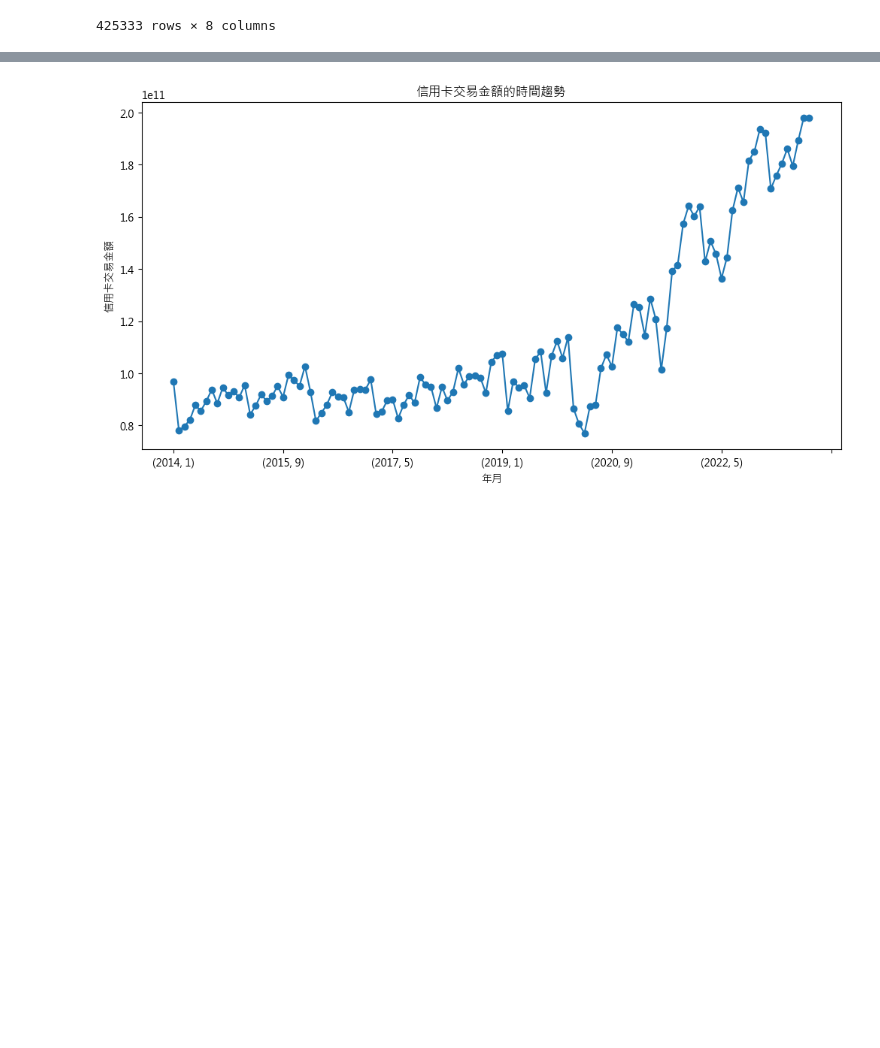
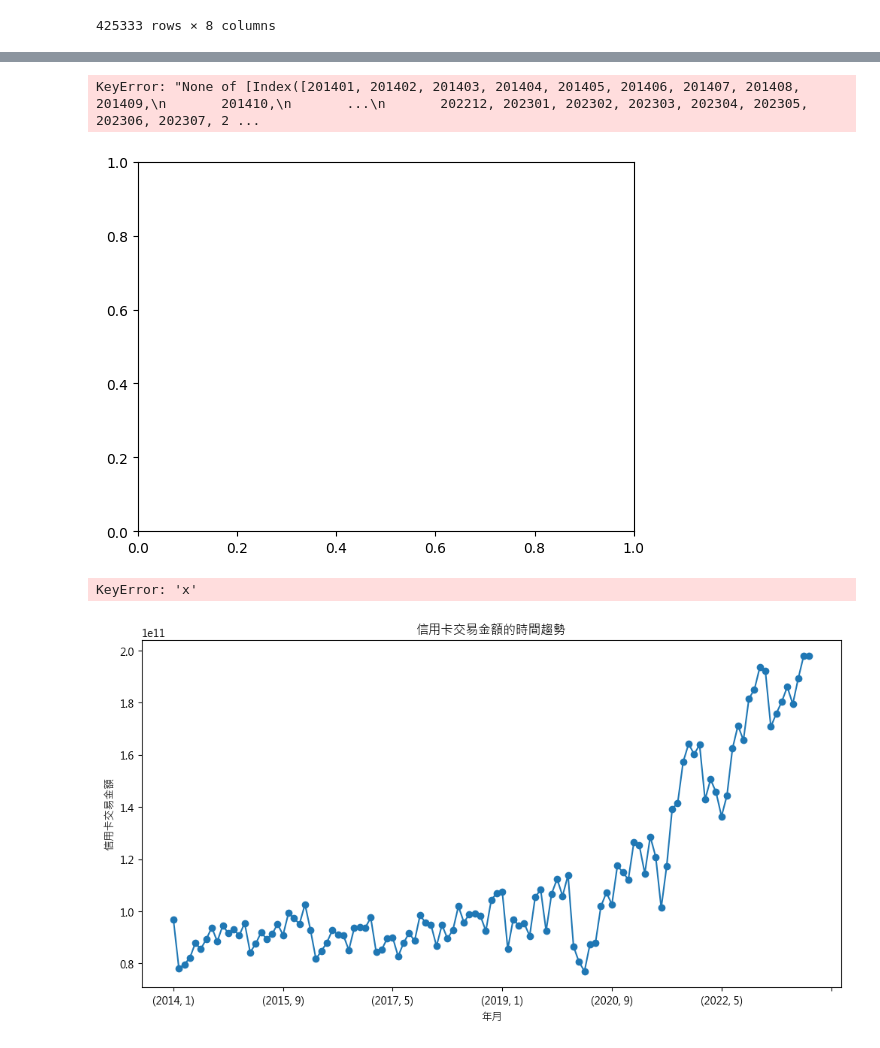
Before and after one commit to George1120901/..__creditcard__, a Jupyter notebook: test5-heatMap.ipynb, the cells around one changed output, grey strips where cells are left out. Saved outputs shown, nothing was run; the diff lists cells and outputs as text; code cells hidden in the pictures; blank space fills up the shorter version.

```diff
--- a/test5-heatMap.ipynb
+++ b/test5-heatMap.ipynb
@@ -922,3 +922,8 @@ df_live
 | 504488 | 202309 | 67000000 | 百貨 | 1 | 75(含)-80歲 | 4800 | 6001508 | 1250.314167 |
 | 504489 | 202309 | 67000000 | 百貨 | 1 | 80(含)歲以上 | 2395 | 2691015 | 1123.597077 |
 425333 rows × 8 columns
+# %%
+grouped_data = df_live.groupby(['年月']).agg(
+    {'信用卡交易金額[新台幣]': 'sum', '信用卡交易筆數': 'sum'}).reset_index()
+df = pd.DataFrame(grouped_data)
+df
@@ -925,3 +944,32 @@ df_live
+# %%
+import pandas as pd
+import matplotlib.pyplot as plt
+
+
+# 创建一个数据帧
+#df = pd.DataFrame({'x': [1, 3, 3, 4], 'y': [3, 4, 5, 6]})
+
+# 绘制散点图
+df.plot(kind='scatter', x=df['年月'], y=df['信用卡交易金額[新台幣]'])
+plt.show()
+# %% [output]
+KeyError: "None of [Index([201401, 201402, 201403, 201404, 201405, 201406, 201407, 201408, 201409,\n       201410,\n       ...\n       202212, 202301, 202302, 202303, 202304, 202305, 202306, 202307, 2 ...
+[figure, added]
+# %%
+import numpy as np
+
+# 计算多项式拟合的系数
+z = np.polyfit(df['x'], df['y'], 1)
+
+# 求出该拟合曲线
+p = np.poly1d(z)
+
+# 绘制散点图和趋势线
+df.plot(kind='scatter', x='x', y='y')
+plt.plot(df['x'], p(df['x']), 'r')
+plt.show()
+# %% [output]
+KeyError: 'x'
 # %%
 plt.figure(figsize=(12, 6))
 df_fig=df_a.groupby(['年', '月'])['信用卡交易金額[新台幣]'].sum().plot(marker='o')
```
Also changed, not shown: parts of 3 cells of this notebook.
